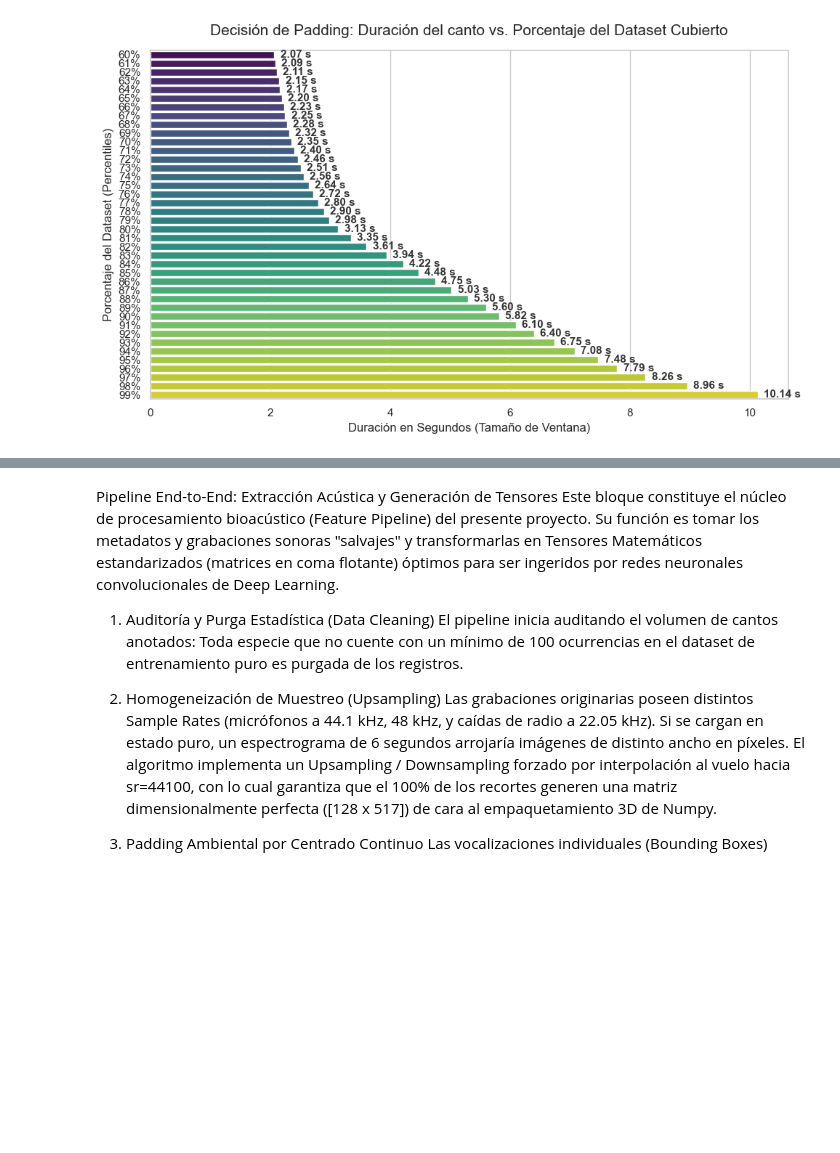
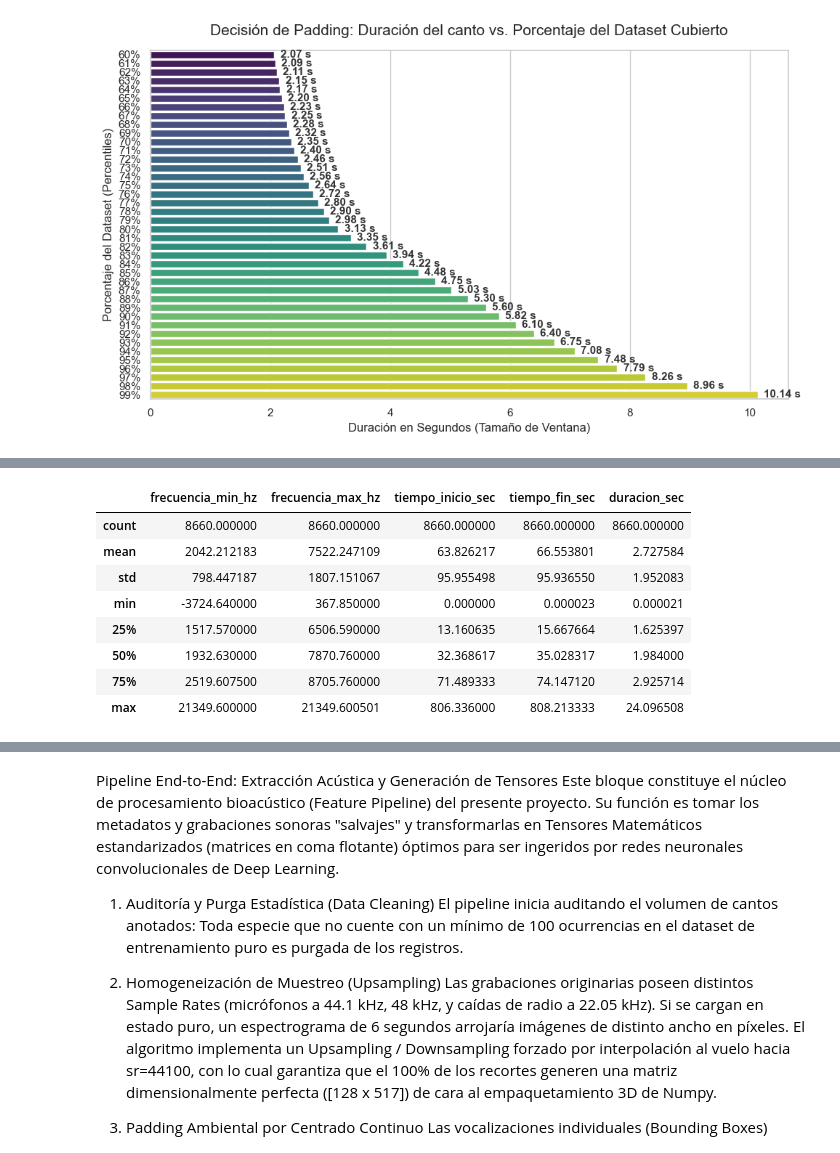
Before and after one commit to Nahuel-Otonelo/Identificaci-n-de-especies-mediante-an-lisis-de-espectrogramas, a Jupyter notebook: EDA_y_Generacion_de_espectrogramas.ipynb, the cells around one changed output, grey strips where cells are left out. Drawn from its saved outputs; the diff is of its cells as text; code cells hidden in the pictures; blank space fills up the shorter version.

```diff
--- a/EDA_y_Generacion_de_espectrogramas.ipynb
+++ b/EDA_y_Generacion_de_espectrogramas.ipynb
@@ -286,0 +324,12 @@ plt.show()
+# %%
+df_master.describe()
+# %% [output]
+|  | frecuencia_min_hz | frecuencia_max_hz | tiempo_inicio_sec | tiempo_fin_sec | duracion_sec |
+| count | 8660.000000 | 8660.000000 | 8660.000000 | 8660.000000 | 8660.000000 |
+| mean | 2042.212183 | 7522.247109 | 63.826217 | 66.553801 | 2.727584 |
+| std | 798.447187 | 1807.151067 | 95.955498 | 95.936550 | 1.952083 |
+| min | -3724.640000 | 367.850000 | 0.000000 | 0.000023 | 0.000021 |
+| 25% | 1517.570000 | 6506.590000 | 13.160635 | 15.667664 | 1.625397 |
+| 50% | 1932.630000 | 7870.760000 | 32.368617 | 35.028317 | 1.984000 |
+| 75% | 2519.607500 | 8705.760000 | 71.489333 | 74.147120 | 2.925714 |
+| max | 21349.600000 | 21349.600501 | 806.336000 | 808.213333 | 24.096508 |
```
Also changed, not shown: parts of 8 cells of this notebook, 1 other file.
